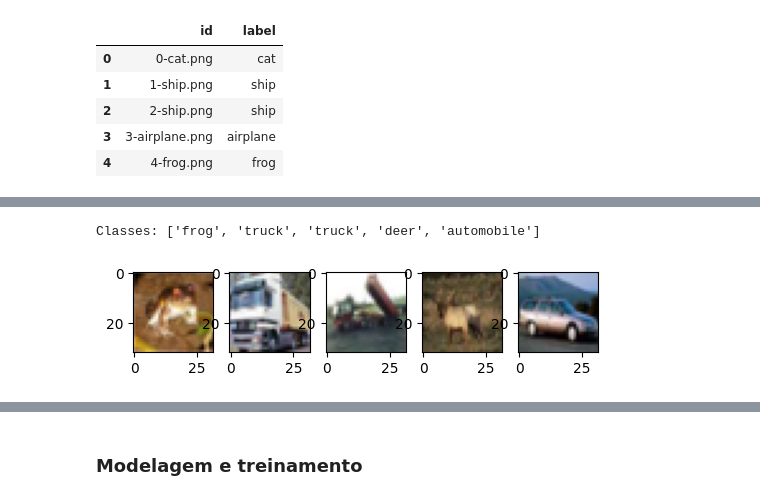
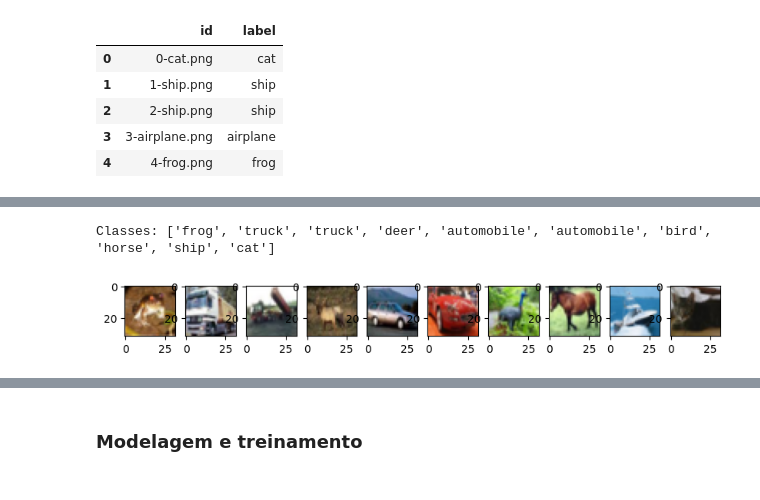
Before and after one commit to luis-rveiga/pucrj-cienciadadosanalytics, a Jupyter notebook: mvp-sprint-ii-machine-learning-analytics/deep-learning/mvp-sprint-ii-deep-learnig-final.ipynb, the cells around one changed output, grey strips where cells are left out. Saved outputs shown, nothing was run; the diff lists cells and outputs as text; code cells hidden in the pictures.

```diff
--- a/mvp-sprint-ii-machine-learning-analytics/deep-learning/mvp-sprint-ii-deep-learnig-final.ipynb
+++ b/mvp-sprint-ii-machine-learning-analytics/deep-learning/mvp-sprint-ii-deep-learnig-final.ipynb
@@ -333,17 +330,17 @@ Total de imagens para teste      : 500
 # %%
-fig, x = plt.subplots(1, 5)
-fig.set_size_inches(6, 6)
+fig, x = plt.subplots(1, 10)
+fig.set_size_inches(10, 10)
 
-print('Classes: ' + str([cifar10_classes[x[0]] for x in y_train[0:5]]))
+print('Classes: ' + str([cifar10_classes[x[0]] for x in y_train[0:10]]))
 
-for i in range(5):
+for i in range(10):
     image = X_train[i]
     x[i].imshow(image)
 
 plt.show()
 # %% [output]
-Classes: ['frog', 'truck', 'truck', 'deer', 'automobile']
+Classes: ['frog', 'truck', 'truck', 'deer', 'automobile', 'automobile', 'bird', 'horse', 'ship', 'cat']
-[figure, old version]
+[figure, new version]
 # %%
 train_datagen=ImageDataGenerator(rescale=1.0/255.0,
                                 validation_split=0.25,
```
Also changed, not shown: parts of 19 cells of this notebook.
